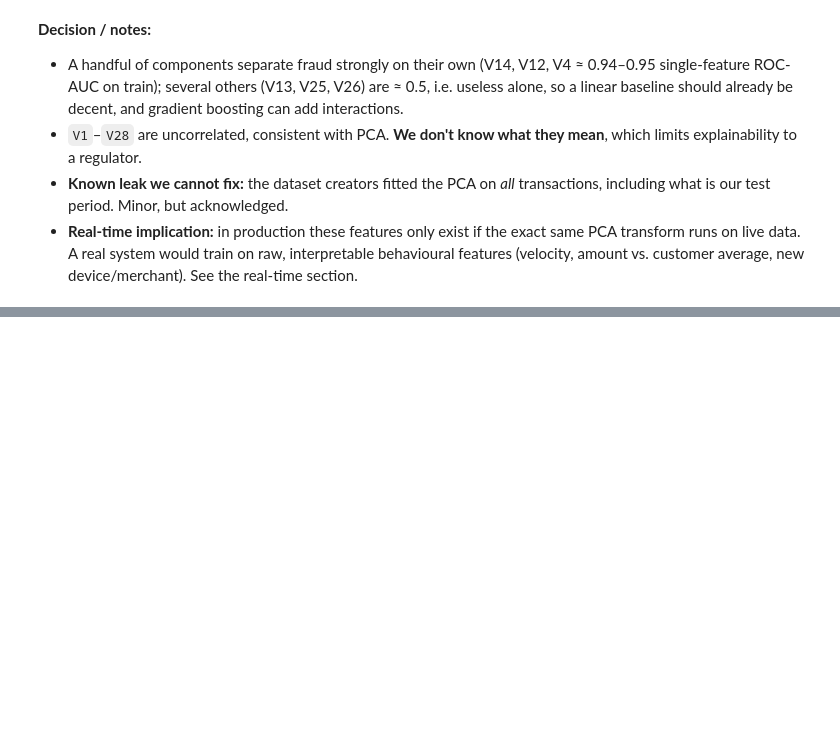
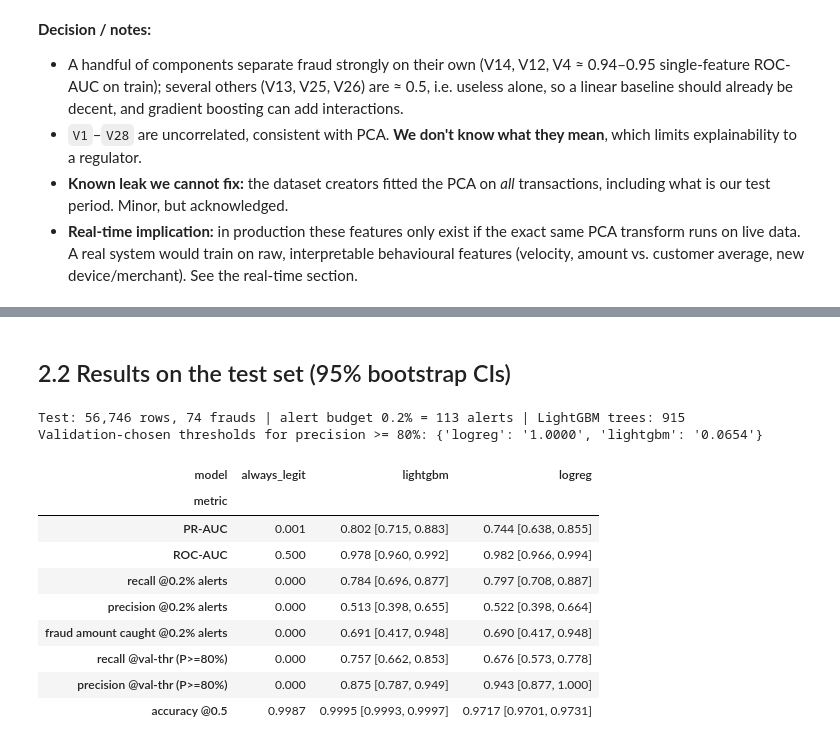
Before and after one commit to alifaisal676/payguard-assignment, a Jupyter notebook: part_a_fraud/notebooks/fraud_analysis.ipynb, the cells around one changed output, grey strips where cells are left out. Cells and saved outputs as stored; diff of their text form; code cells hidden in the pictures; blank space fills up the shorter version.

```diff
--- a/part_a_fraud/notebooks/fraud_analysis.ipynb
+++ b/part_a_fraud/notebooks/fraud_analysis.ipynb
@@ -178,0 +225,24 @@ PCA components are uncorrelated by construction: max |corr| among V1-V28 = 0.000
+# %% [markdown]
+## 2.2 Results on the test set (95% bootstrap CIs)
+# %%
+from part_a_fraud.src.evaluate import run, paired_difference, plot_pr_curves, ALERT_BUDGET, TARGET_PRECISION, N_BOOT
+from part_a_fraud.src.train import save
+
+res = run(retrain=True)   # trains on train, early-stops/thresholds on val, evaluates on test
+print(f"Test: {len(res['test']):,} rows, {int(res['test']['Class'].sum())} frauds | alert budget {ALERT_BUDGET:.1%} "
+      f"= {round(len(res['test']) * ALERT_BUDGET)} alerts | LightGBM trees: {res['models']['lightgbm'].best_iteration_}")
+print("Validation-chosen thresholds for precision >= 80%:", {k: f"{v:.4f}" for k, v in res["thresholds"].items() if np.isfinite(v)})
+res["table"]
+# %% [output]
+Test: 56,746 rows, 74 frauds | alert budget 0.2% = 113 alerts | LightGBM trees: 915
+Validation-chosen thresholds for precision >= 80%: {'logreg': '1.0000', 'lightgbm': '0.0654'}
+| model | always_legit | lightgbm | logreg |
+| metric |  |  |  |
+| PR-AUC | 0.001 | 0.802 [0.715, 0.883] | 0.744 [0.638, 0.855] |
+| ROC-AUC | 0.500 | 0.978 [0.960, 0.992] | 0.982 [0.966, 0.994] |
+| recall @0.2% alerts | 0.000 | 0.784 [0.696, 0.877] | 0.797 [0.708, 0.887] |
+| precision @0.2% alerts | 0.000 | 0.513 [0.398, 0.655] | 0.522 [0.398, 0.664] |
+| fraud amount caught @0.2% alerts | 0.000 | 0.691 [0.417, 0.948] | 0.690 [0.417, 0.948] |
+| recall @val-thr (P>=80%) | 0.000 | 0.757 [0.662, 0.853] | 0.676 [0.573, 0.778] |
+| precision @val-thr (P>=80%) | 0.000 | 0.875 [0.787, 0.949] | 0.943 [0.877, 1.000] |
+| accuracy @0.5 | 0.9987 | 0.9995 [0.9993, 0.9997] | 0.9717 [0.9701, 0.9731] |
```
Also changed, not shown: parts of 12 cells of this notebook, 7 other files.
